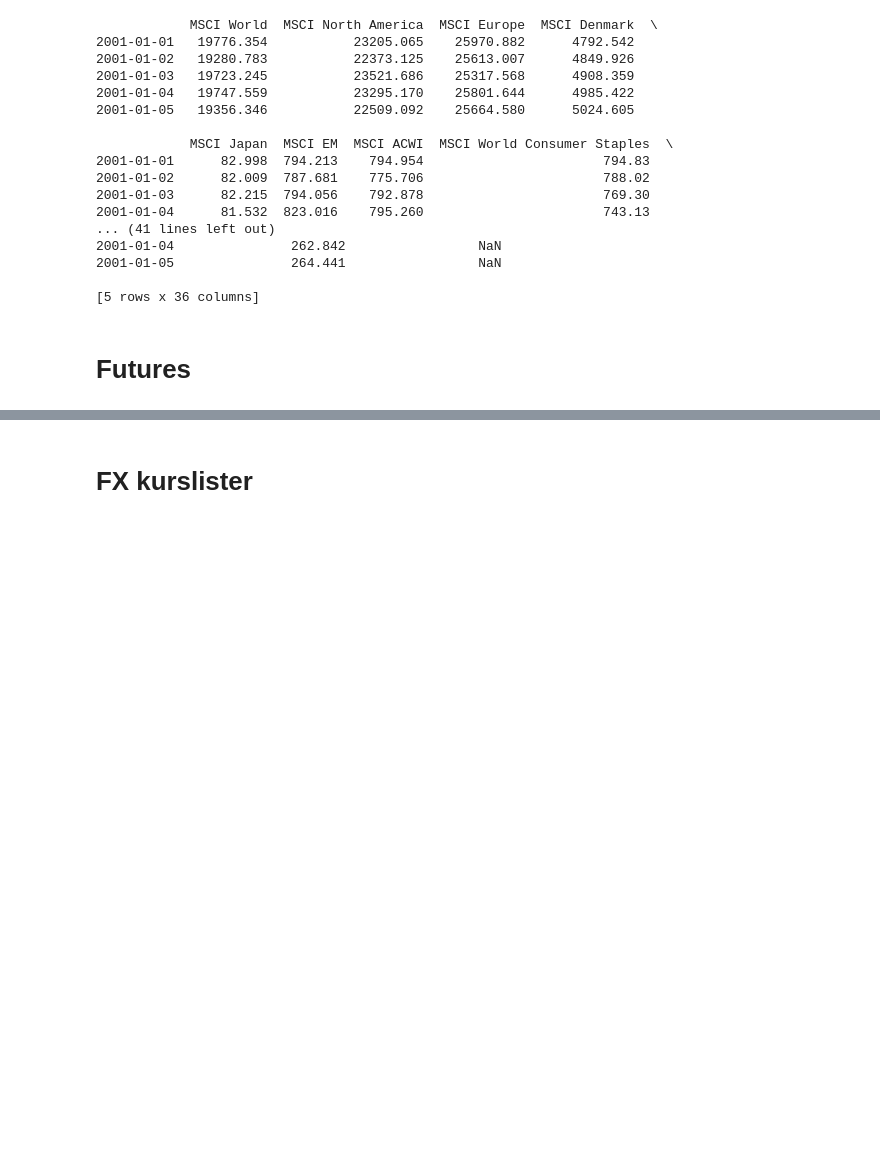
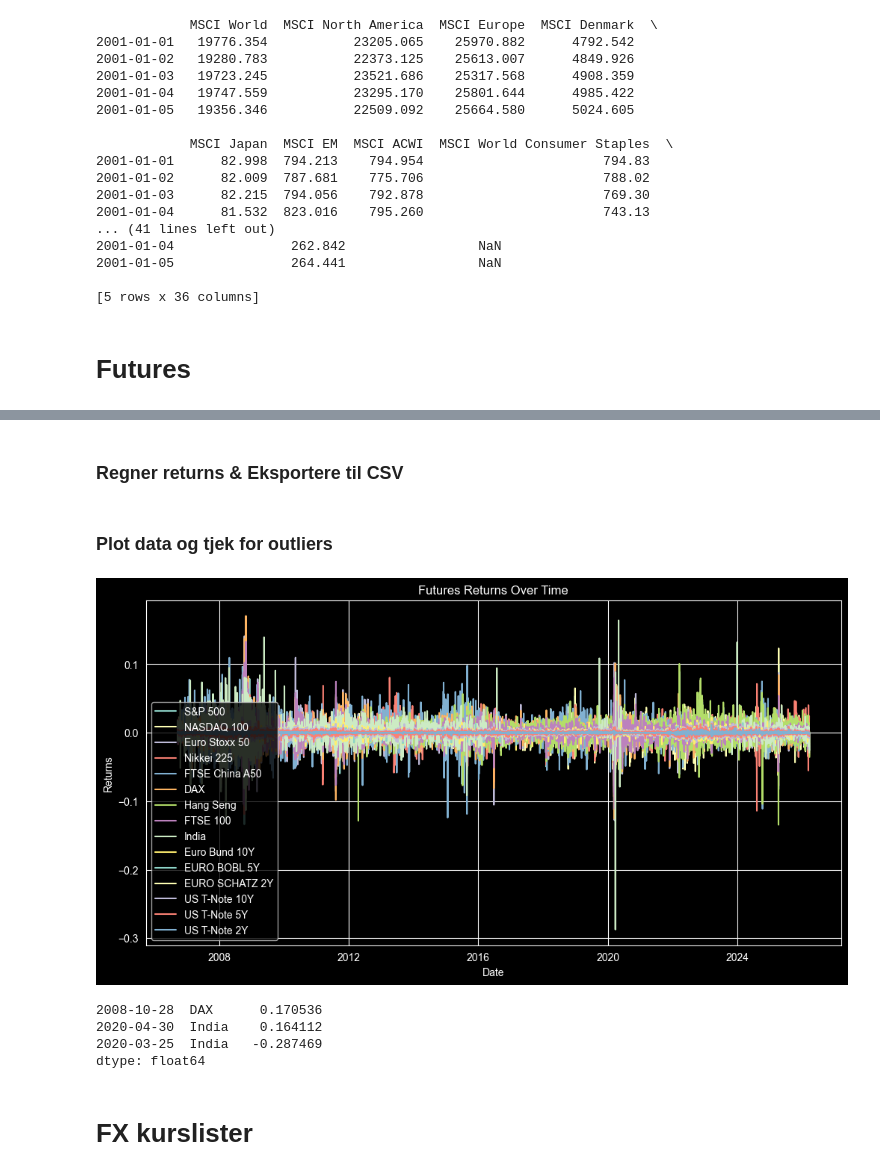
Before and after one commit to Casperegon/Risk-Parity, a Jupyter notebook: Data_collection.ipynb, the cells around one changed output, grey strips where cells are left out. Saved outputs shown, nothing was run; the diff lists cells and outputs as text; code cells hidden in the pictures; blank space fills up the shorter version.

Commit message:
Løst problemet med at jeg ikke kunne hente Nikkei og China med "PS" eller PO samt lavet returns dataframe

```diff
--- a/Data_collection.ipynb
+++ b/Data_collection.ipynb
@@ -36,8 +36,8 @@ else:
 # %%
 pd.set_option('display.max_rows', 10)
 
-start = '20001231'
-end = '20251231'
+start = '20060915'
+end = datetime.today().strftime('%Y%m%d')  # Sætter automatisk til dags dato
 start_ds = start
 end_ds = end
 
@@ -188,12 +205,0 @@ ValueError: too many values to unpack (expected 2)
-# %%
-test_codes = [
-    'ONACS00', #Nikkei
-    'SCNCS00', #China
-]
-
-for code in test_codes:
-    try:
-        test = DS.get_price([code], date_from='2020-01-01', date_to='2023-01-01')
-        print(f"✓ {code} virker — {len(test)} rækker")
-    except Exception as e:
-        print(f"✗ {code} fejler")
@@ -199,0 +352,5 @@ for code in test_codes:
+# %% [markdown]
+### Regner returns & Eksportere til CSV
+# %%
+# Beregner returns
+returns = futures_data.pct_change()
@@ -200,3 +360,27 @@ for code in test_codes:
+# %% [markdown]
+### Plot data og tjek for outliers
+# %%
+#Plot returns
+plt.figure(figsize=(12, 6))
+for column in returns.columns:
+    plt.plot(returns.index, returns[column], label=column)
+plt.title('Futures Returns Over Time')
+plt.xlabel('Date')
+plt.ylabel('Returns')
+plt.legend()
+plt.show()
+# %% [output]
+[figure, added]
+# %%
+# Se de værste outliers
+threshold = 0.15  # 15% dagligt afkast er ekstremt for futures
+outliers = returns[returns.abs() > threshold]
+print(outliers.stack().dropna().sort_values(ascending=False))
+# %% [output]
+2008-10-28  DAX      0.170536
+2020-04-30  India    0.164112
+2020-03-25  India   -0.287469
+dtype: float64
 # %% [markdown]
 # FX kurslister
 # %%
```
Also changed, not shown: parts of 10 cells of this notebook, 1 other file.
